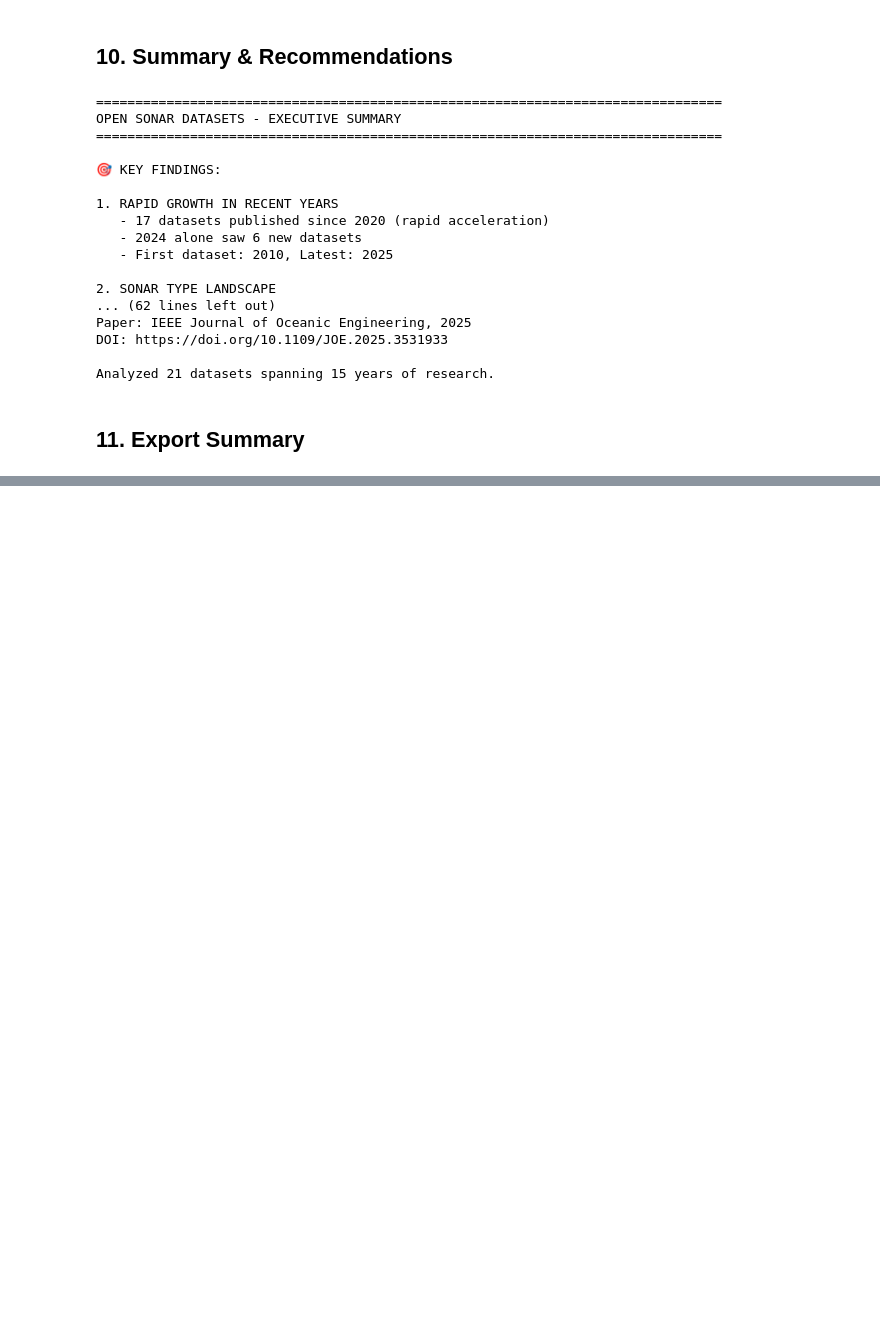
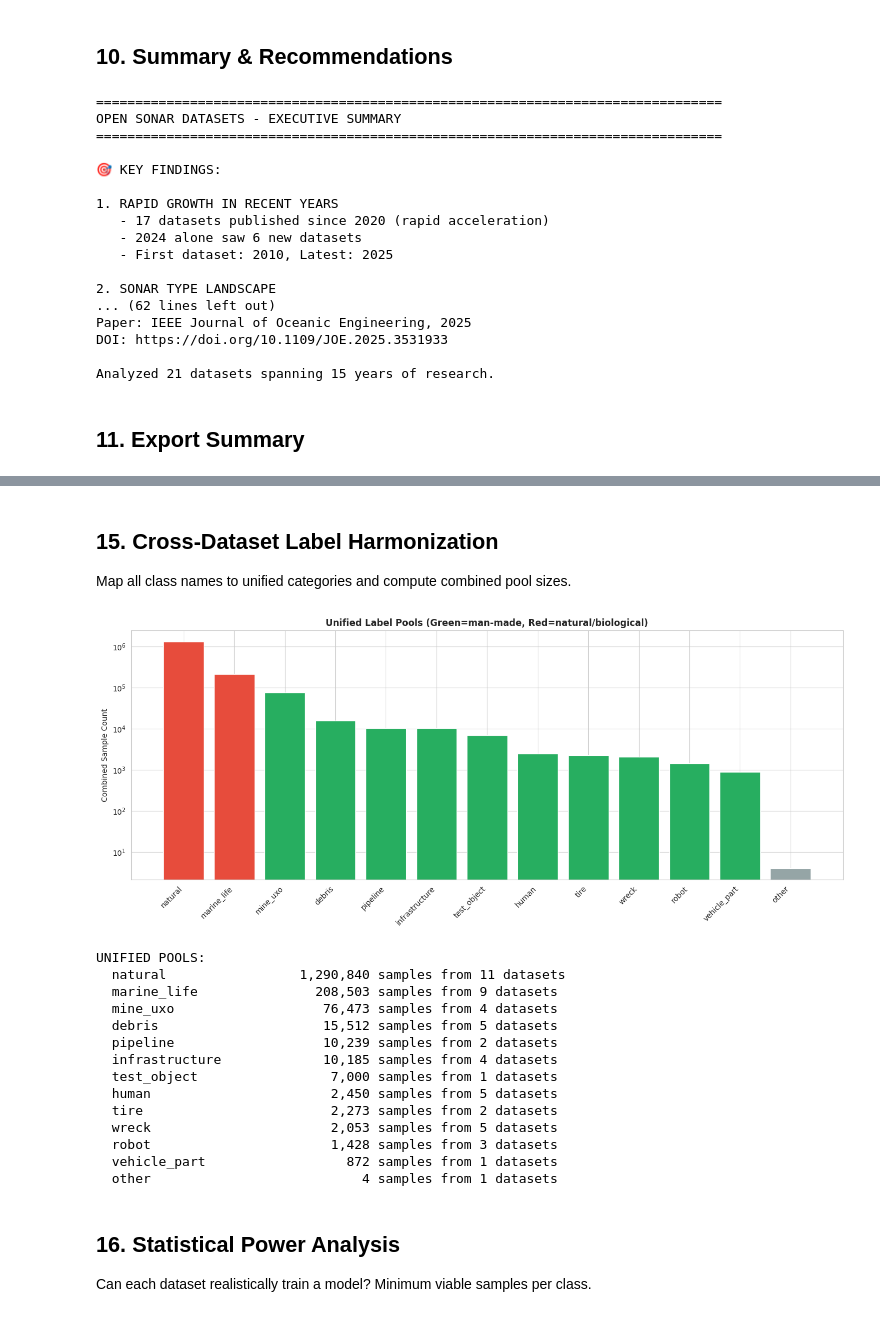
Before and after one commit to psu-nittanyaiadvance/26-S-Lockheed-1, a Jupyter notebook: sonar_datasets_eda.ipynb, the cells around one changed output, grey strips where cells are left out. Cells and saved outputs as stored; diff of their text form; code cells hidden in the pictures; blank space fills up the shorter version.

```diff
--- a/sonar_datasets_eda.ipynb
+++ b/sonar_datasets_eda.ipynb
@@ -658,0 +1124,74 @@ summary_df.head(10)
+# %% [markdown]
+## 15. Cross-Dataset Label Harmonization
+
+Map all class names to unified categories and compute combined pool sizes.
+# %%
+UNIFIED = {
+    'wrecks': 'wreck', 'wreck': 'wreck', 'shipwreck': 'wreck',
+    'mines': 'mine_uxo', 'mine_like_object': 'mine_uxo', 'unexploded_ordnance': 'mine_uxo',
+    'infrastructure': 'infrastructure', 'infrastructures': 'infrastructure',
+    'pipes': 'pipeline', 'pipeline': 'pipeline', 'platforms': 'infrastructure', 'seawall_damage': 'infrastructure',
+    'debris': 'debris', 'trash': 'debris', 'trash_metal': 'debris', 'trash_plastic': 'debris',
+    'trash_rubber': 'debris', 'trash_other': 'debris',
+    'cube': 'test_object', 'ball': 'test_object', 'cylinder': 'test_object',
+    'metal_bucket': 'test_object', 'circle_cage': 'test_object', 'square_cage': 'test_object',
+    'propellers': 'vehicle_part', 'tires': 'tire', 'tire': 'tire', 'tyre_wreckage': 'tire',
+    'humans': 'human', 'human': 'human', 'human_body': 'human', 'diver': 'human',
+    'robots': 'robot', 'robot': 'robot',
+    'rocks': 'natural', 'rock': 'natural', 'sands': 'natural', 'sand': 'natural',
+    'sea_grass': 'natural', 'seagrass': 'natural', 'muds': 'natural', 'mud': 'natural',
+    'sediment': 'natural', 'reef_structure': 'natural', 'reefs': 'natural', 'mounds': 'natural',
+    'aquatic_plants': 'natural', 'plants': 'natural', 'seafloor': 'natural', 'background': 'natural',
+    'coarse_sediment': 'natural', 'mixed_sediment': 'natural', 'biogenic_reef': 'natural',
+    'macroalgae': 'natural', 'saltmarsh': 'natural', 'kelp': 'natural',
+    'mussel_bed': 'natural', 'other_habitat': 'natural',
+    'fish': 'marine_life', 'fish_species_a': 'marine_life', 'fish_species_b': 'marine_life',
+    'fish_17357_species': 'marine_life', 'marine_life': 'marine_life',
+    'holothurian': 'marine_life', 'echinus': 'marine_life', 'scallop': 'marine_life',
+    'starfish': 'marine_life', 'crab': 'marine_life', 'shrimp': 'marine_life', 'small_fish': 'marine_life',
+}
+pools = {}
+for d in datasets_extended:
+    for cls, cnt in d['classes'].items():
+        if cnt is None: continue
+        u = UNIFIED.get(cls, 'other')
+        if u not in pools: pools[u] = {'total': 0, 'datasets': []}
+        pools[u]['total'] += cnt; pools[u]['datasets'].append(d['name'])
+
+sorted_pools = sorted(pools.items(), key=lambda x: x[1]['total'], reverse=True)
+
+fig, ax = plt.subplots(figsize=(14, 6))
+cats = [k for k, _ in sorted_pools]
+totals = [v['total'] for _, v in sorted_pools]
+colors = ['#27ae60' if c in ('wreck','mine_uxo','infrastructure','pipeline','debris','test_object','vehicle_part','tire','human','robot')
+          else '#e74c3c' if c in ('natural','marine_life') else '#95a5a6' for c in cats]
+ax.bar(range(len(cats)), totals, color=colors)
+ax.set_xticks(range(len(cats))); ax.set_xticklabels(cats, rotation=45, ha='right')
+ax.set_ylabel('Combined Sample Count'); ax.set_yscale('log')
+ax.set_title('Unified Label Pools (Green=man-made, Red=natural/biological)', fontweight='bold')
+plt.tight_layout(); plt.show()
+
+print("UNIFIED POOLS:")
+for cat, info in sorted_pools:
+    ds = sorted(set(info['datasets']))
+    print(f"  {cat:<20} {info['total']:>12,} samples from {len(ds)} datasets")
+# %% [output]
+[figure, added]
+UNIFIED POOLS:
+  natural                 1,290,840 samples from 11 datasets
+  marine_life               208,503 samples from 9 datasets
+  mine_uxo                   76,473 samples from 4 datasets
+  debris                     15,512 samples from 5 datasets
+  pipeline                   10,239 samples from 2 datasets
+  infrastructure             10,185 samples from 4 datasets
+  test_object                 7,000 samples from 1 datasets
+  human                       2,450 samples from 5 datasets
+  tire                        2,273 samples from 2 datasets
+  wreck                       2,053 samples from 5 datasets
+  robot                       1,428 samples from 3 datasets
+  vehicle_part                  872 samples from 1 datasets
+  other                           4 samples from 1 datasets
+# %% [markdown]
+## 16. Statistical Power Analysis
+
+Can each dataset realistically train a model? Minimum viable samples per class.
```
Also changed, not shown: parts of 23 cells of this notebook, 2 other files.
